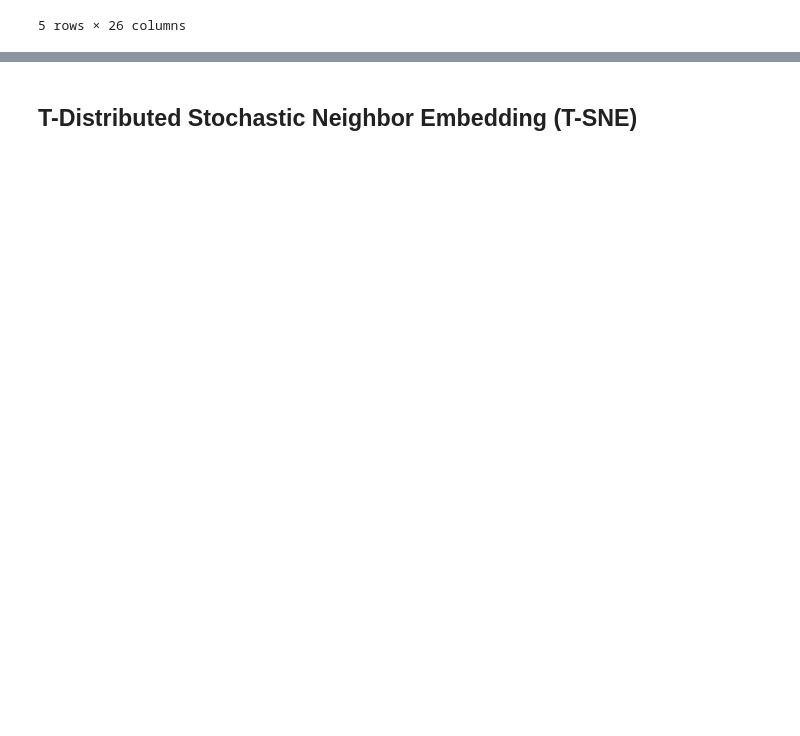
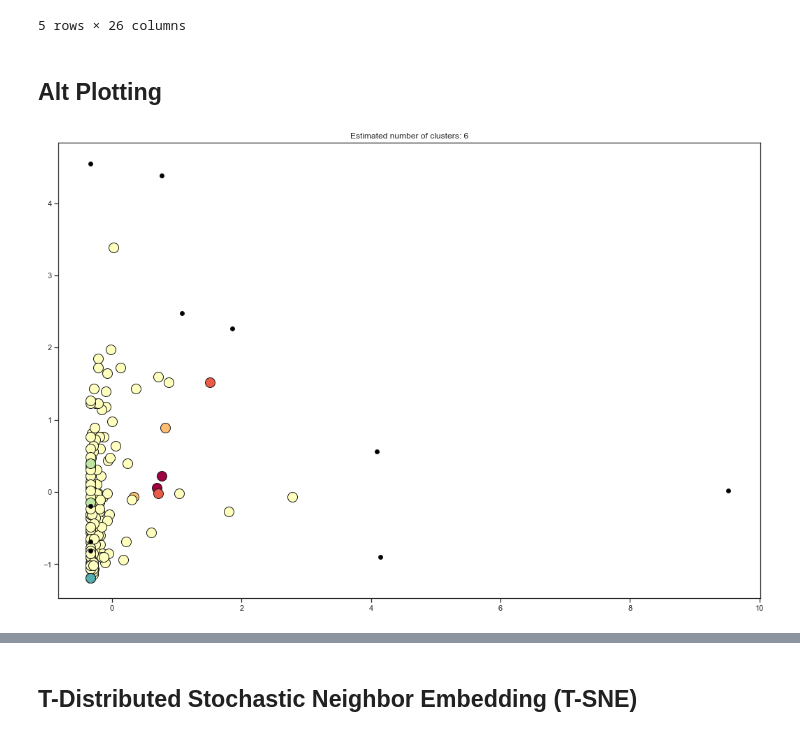
Before and after one commit to dougfoo/machineLearning, a Jupyter notebook: covid/COVID-global-clustering.ipynb, the cells around one changed output, grey strips where cells are left out. Saved outputs shown, nothing was run; the diff lists cells and outputs as text; code cells hidden in the pictures; blank space fills up the shorter version.

```diff
--- a/covid/COVID-global-clustering.ipynb
+++ b/covid/COVID-global-clustering.ipynb
@@ -584,3 +461,38 @@ cluster2.head()
 | New Zealand | -0.219435 | -0.191439 | -0.242566 | -0.037975 | -1.086812 | -0.461397 | -0.023067 | -0.079990 | 1.139448 | ... |
 | Canada | 0.099831 | 0.322668 | -0.040003 | 1.411687 | -1.062692 | -0.185377 | -0.064652 | 2.787432 | 0.918610 | ... |
 5 rows × 26 columns
+# %% [markdown]
+## Alt Plotting
+# %%
+# Black removed and is used for noise instead.
+core_samples_mask = np.zeros_like(labels, dtype=bool)
+core_samples_mask[core_sample_indices] = True
+n_clusters_ = len(set(labels)) - (1 if -1 in labels else 0)
+n_noise_ = list(labels).count(-1)
+
+unique_labels = set(labels)
+colors = [plt.cm.Spectral(each) for each in np.linspace(0, 1, len(unique_labels))]
+
+fig = plt.figure(figsize=(18,12))
+
+for k, col in zip(unique_labels, colors):
+    if k == -1:
+        # Black used for noise.
+        col = [0, 0, 0, 1]
+
+    class_member_mask = (labels == k)
+
+    xy = df_train[class_member_mask & core_samples_mask]
+    plt.plot(xy['railways'], xy['hospbeds'], 'o', markerfacecolor=tuple(col),
+             markeredgecolor='k', markersize=14, figure=fig)
+
+    xy = df_train[class_member_mask & ~core_samples_mask]
+    plt.plot(xy['railways'], xy['hospbeds'], 'o', markerfacecolor=tuple(col),
+             markeredgecolor='k', markersize=6, figure=fig)
+
+plt.title('Estimated number of clusters: %d' % n_clusters_)
+plt.show()
+
+display((df_train[df_train.index.isin(['China','Japan','United States','Italy','Spain','India','Poland'])]))
+# %% [output]
+[figure, added]
```
Also changed, not shown: parts of 9 cells of this notebook.
